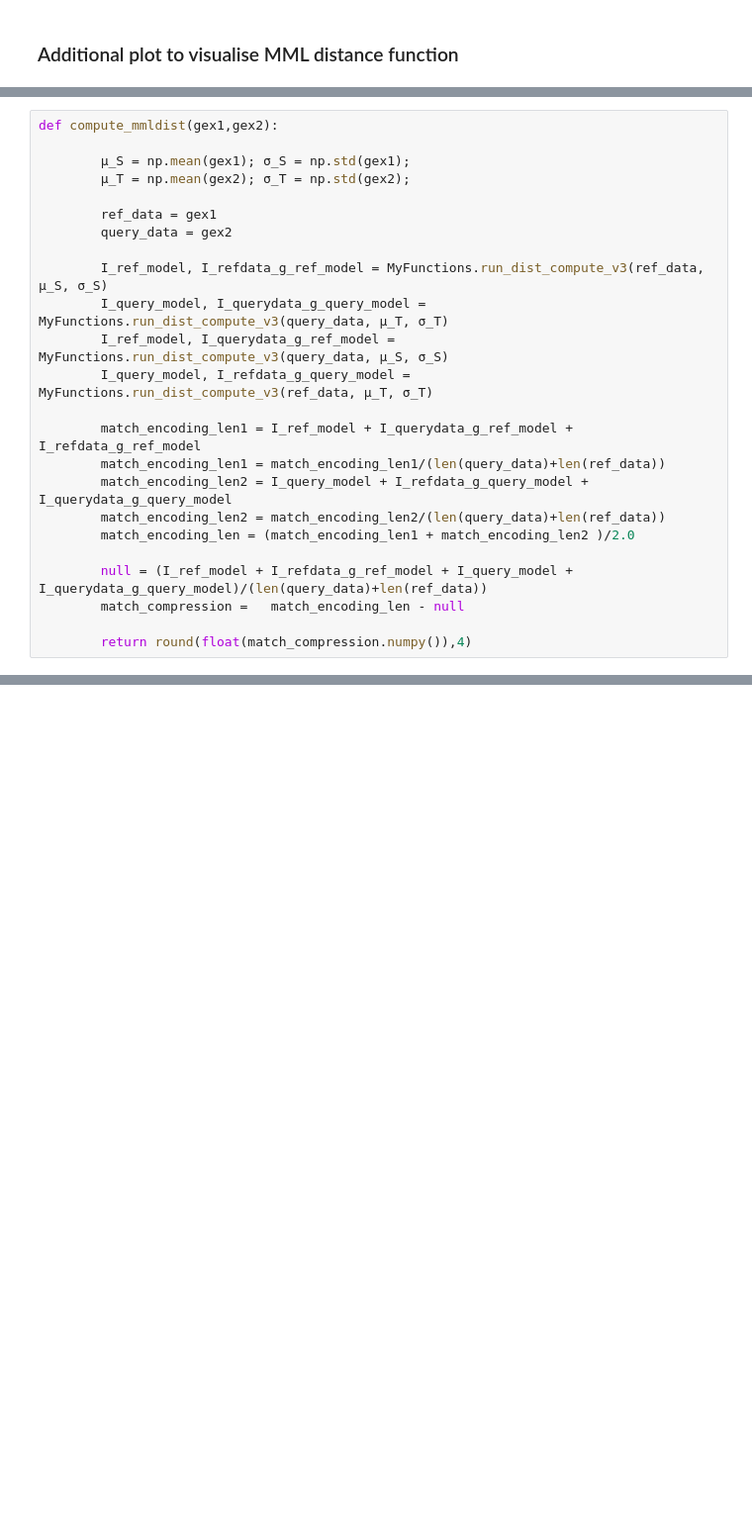
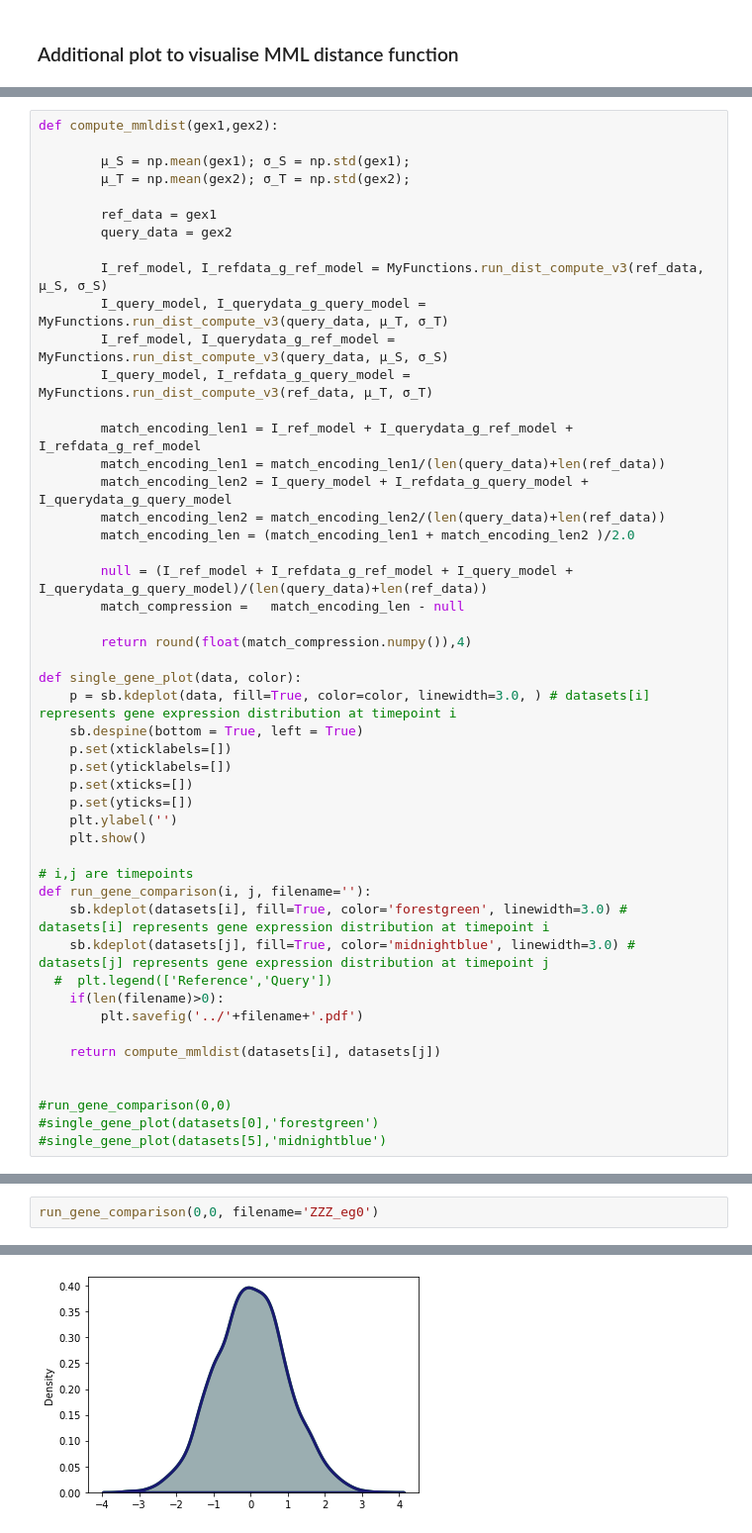
Before and after one commit to Teichlab/G2G_notebooks, a Jupyter notebook: T_cell_development/AdditionalAnalysisPlots.ipynb, the cells around one changed output, grey strips where cells are left out. Shown: that part at 99% size. Drawn from its saved outputs; the diff is of its cells as text; blank space fills up the shorter version.

```diff
--- a/T_cell_development/AdditionalAnalysisPlots.ipynb
+++ b/T_cell_development/AdditionalAnalysisPlots.ipynb
@@ -607,3 +636,28 @@ def compute_mmldist(gex1,gex2):
         match_compression =   match_encoding_len - null
 
         return round(float(match_compression.numpy()),4)
+
+def single_gene_plot(data, color):
+    p = sb.kdeplot(data, fill=True, color=color, linewidth=3.0, ) # datasets[i] represents gene expression distribution at timepoint i
+    sb.despine(bottom = True, left = True)
+    p.set(xticklabels=[])
+    p.set(yticklabels=[])
+    p.set(xticks=[])
+    p.set(yticks=[])
+    plt.ylabel('')
+    plt.show()
+
+# i,j are timepoints
+def run_gene_comparison(i, j, filename=''):
+    sb.kdeplot(datasets[i], fill=True, color='forestgreen', linewidth=3.0) # datasets[i] represents gene expression distribution at timepoint i
+    sb.kdeplot(datasets[j], fill=True, color='midnightblue', linewidth=3.0) # datasets[j] represents gene expression distribution at timepoint j
+  #  plt.legend(['Reference','Query'])
+    if(len(filename)>0):
+        plt.savefig('../'+filename+'.pdf')
+
+    return compute_mmldist(datasets[i], datasets[j])
+
+
+#run_gene_comparison(0,0)
+#single_gene_plot(datasets[0],'forestgreen')
+#single_gene_plot(datasets[5],'midnightblue')
@@ -647,0 +664,3 @@ len(datasets[0])
+# %%
+run_gene_comparison(0,0, filename='ZZZ_eg0')
+# %% [output]
@@ -647,0 +668 @@ len(datasets[0])
+[figure, added]
```
Also changed, not shown: parts of 23 cells of this notebook.
